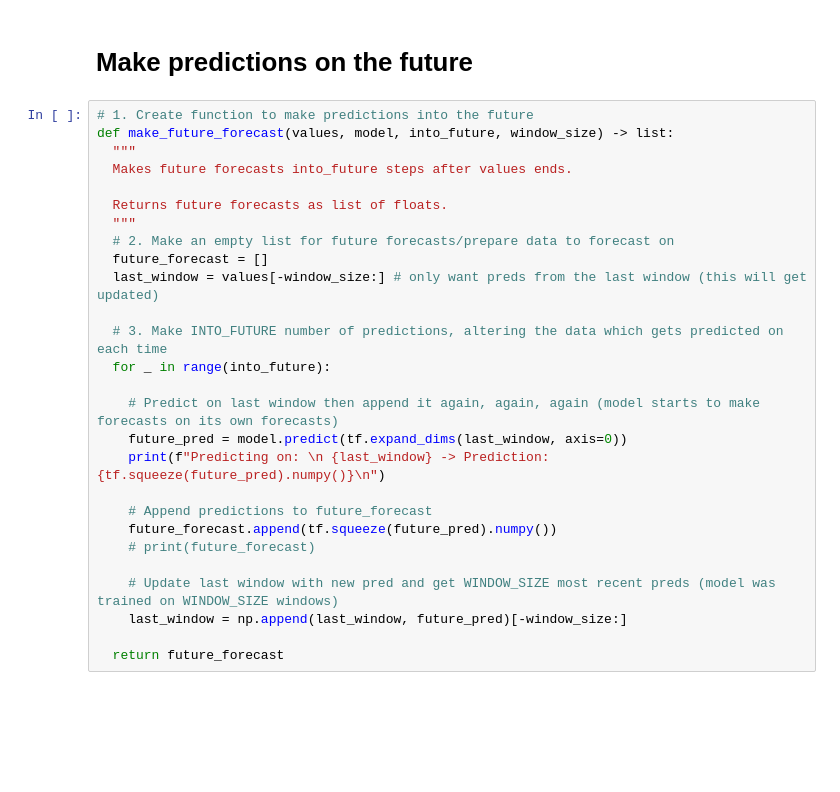
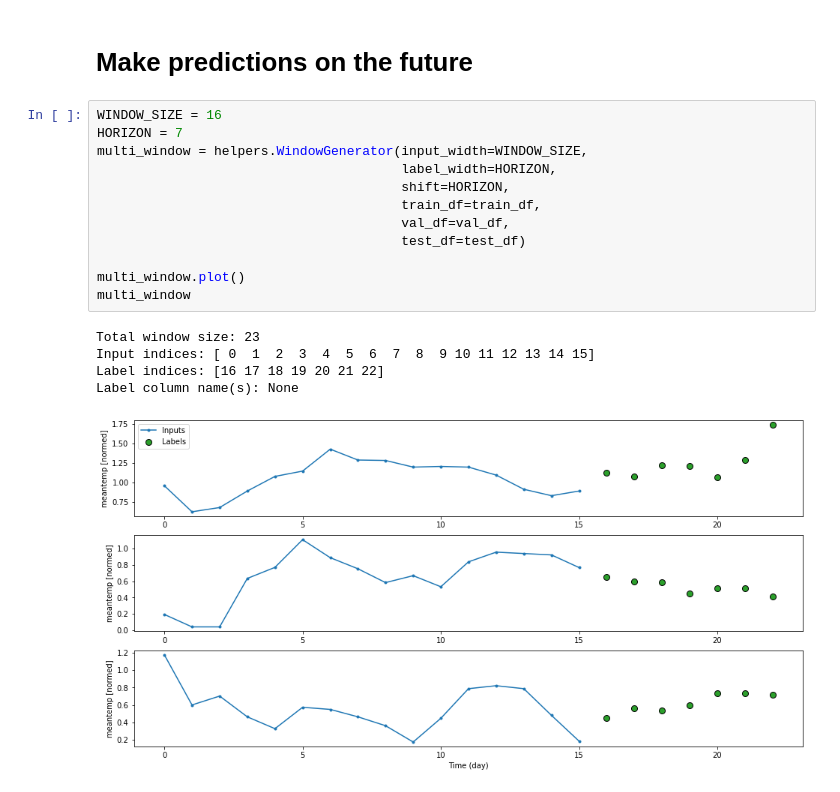
Before and after one commit to alexandre-pinon/voltron, a Jupyter notebook: src/ai/voltron.ipynb, the cells around one changed output. Cells and saved outputs as stored; diff of their text form; blank space fills up the shorter version.

```diff
--- a/src/ai/voltron.ipynb
+++ b/src/ai/voltron.ipynb
@@ -693,29 +709,20 @@ fig.savefig('graphs/window_size_benchmark_2.png', facecolor='white')
 # %% [markdown]
 # Make predictions on the future
-# %%
-# 1. Create function to make predictions into the future
-def make_future_forecast(values, model, into_future, window_size) -> list:
-  """
-  Makes future forecasts into_future steps after values ends.
-
-  Returns future forecasts as list of floats.
-  """
-  # 2. Make an empty list for future forecasts/prepare data to forecast on
-  future_forecast = []
-  last_window = values[-window_size:] # only want preds from the last window (this will get updated)
-
-  # 3. Make INTO_FUTURE number of predictions, altering the data which gets predicted on each time
-  for _ in range(into_future):
-
-    # Predict on last window then append it again, again, again (model starts to make forecasts on its own forecasts)
-    future_pred = model.predict(tf.expand_dims(last_window, axis=0))
-    print(f"Predicting on: \n {last_window} -> Prediction: {tf.squeeze(future_pred).numpy()}\n")
-
-    # Append predictions to future_forecast
-    future_forecast.append(tf.squeeze(future_pred).numpy())
-    # print(future_forecast)
-
-    # Update last window with new pred and get WINDOW_SIZE most recent preds (model was trained on WINDOW_SIZE windows)
-    last_window = np.append(last_window, future_pred)[-window_size:]
-
-  return future_forecast
+# %%
+WINDOW_SIZE = 16
+HORIZON = 7
+multi_window = helpers.WindowGenerator(input_width=WINDOW_SIZE,
+                                       label_width=HORIZON,
+                                       shift=HORIZON,
+                                       train_df=train_df,
+                                       val_df=val_df,
+                                       test_df=test_df)
+
+multi_window.plot()
+multi_window
+# %% [output]
+Total window size: 23
+Input indices: [ 0  1  2  3  4  5  6  7  8  9 10 11 12 13 14 15]
+Label indices: [16 17 18 19 20 21 22]
+Label column name(s): None
+[figure, added]
```
Also changed, not shown: parts of 32 cells of this notebook.
